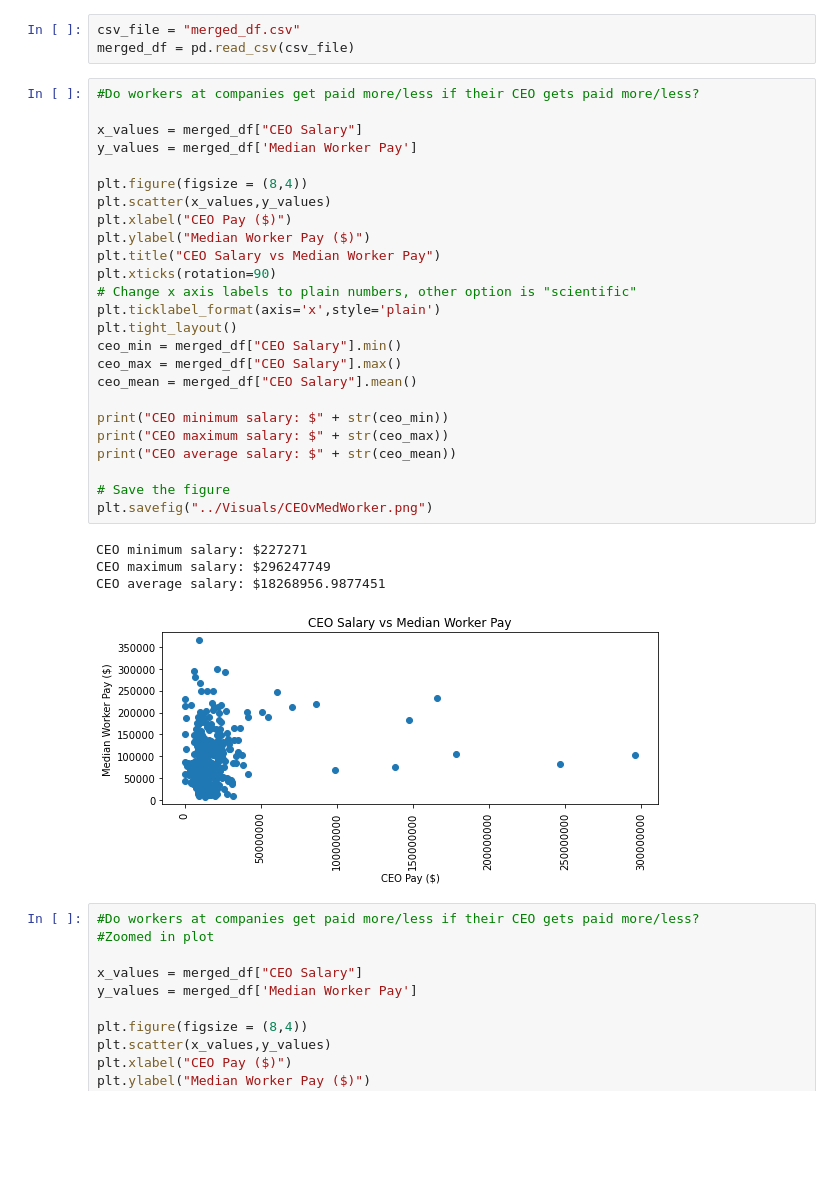
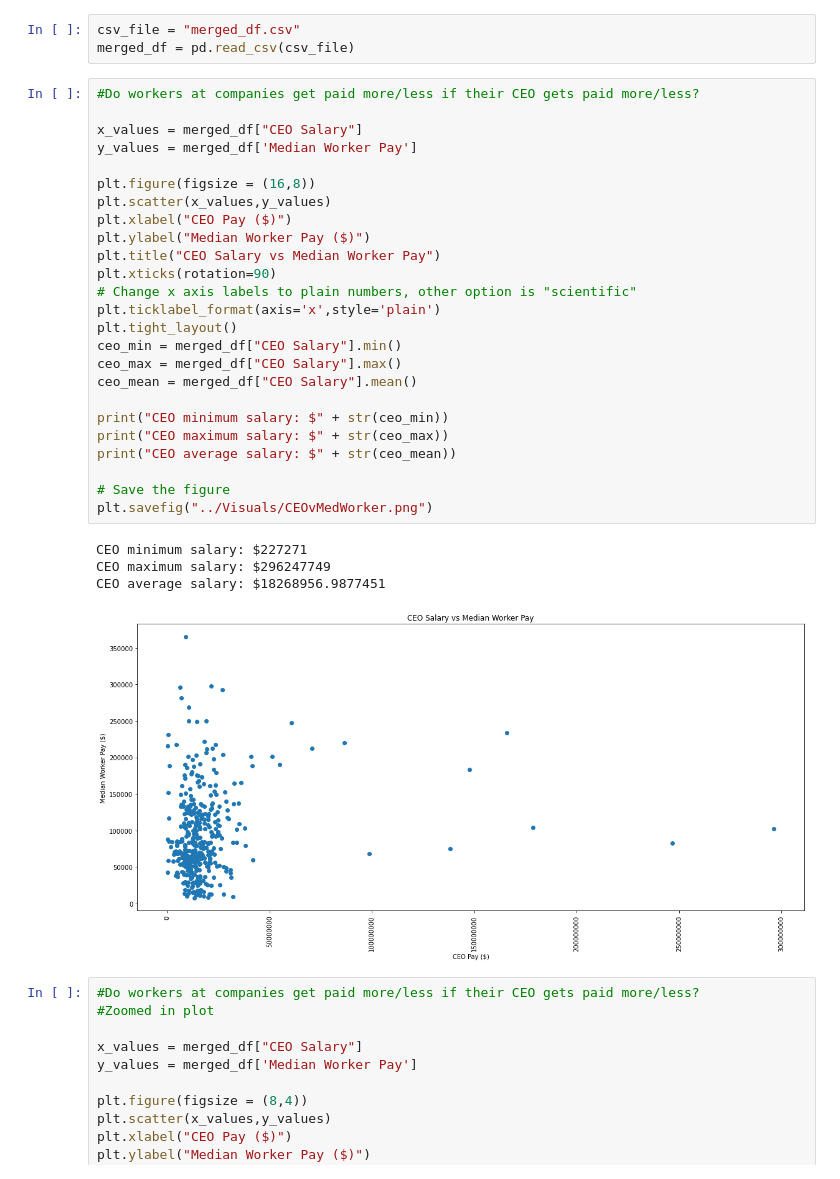
Before and after one commit to allison713/Group6_proj1, a Jupyter notebook: Data/datavisuals.ipynb, the cells around one changed output. Cells and saved outputs as stored; diff of their text form; blank space fills up the shorter version.

Commit message:
Resizing images

```diff
--- a/Data/datavisuals.ipynb
+++ b/Data/datavisuals.ipynb
@@ -13,33 +13,33 @@ merged_df = pd.read_csv(csv_file)
 # %%
 #Do workers at companies get paid more/less if their CEO gets paid more/less?
 
 x_values = merged_df["CEO Salary"]
 y_values = merged_df['Median Worker Pay']
 
-plt.figure(figsize = (8,4))
+plt.figure(figsize = (16,8))
 plt.scatter(x_values,y_values)
 plt.xlabel("CEO Pay ($)")
 plt.ylabel("Median Worker Pay ($)")
 plt.title("CEO Salary vs Median Worker Pay")
 plt.xticks(rotation=90)
 # Change x axis labels to plain numbers, other option is "scientific"
 plt.ticklabel_format(axis='x',style='plain')
 plt.tight_layout()
 ceo_min = merged_df["CEO Salary"].min()
 ceo_max = merged_df["CEO Salary"].max()
 ceo_mean = merged_df["CEO Salary"].mean()
 
 print("CEO minimum salary: $" + str(ceo_min))
 print("CEO maximum salary: $" + str(ceo_max))
 print("CEO average salary: $" + str(ceo_mean))
 
 # Save the figure
 plt.savefig("../Visuals/CEOvMedWorker.png")
 # %% [output]
 CEO minimum salary: $227271
 CEO maximum salary: $296247749
 CEO average salary: $18268956.9877451
-[figure, old version]
+[figure, new version]
 # %%
 #Do workers at companies get paid more/less if their CEO gets paid more/less?
 #Zoomed in plot
```
Also changed, not shown: 1 other file.
